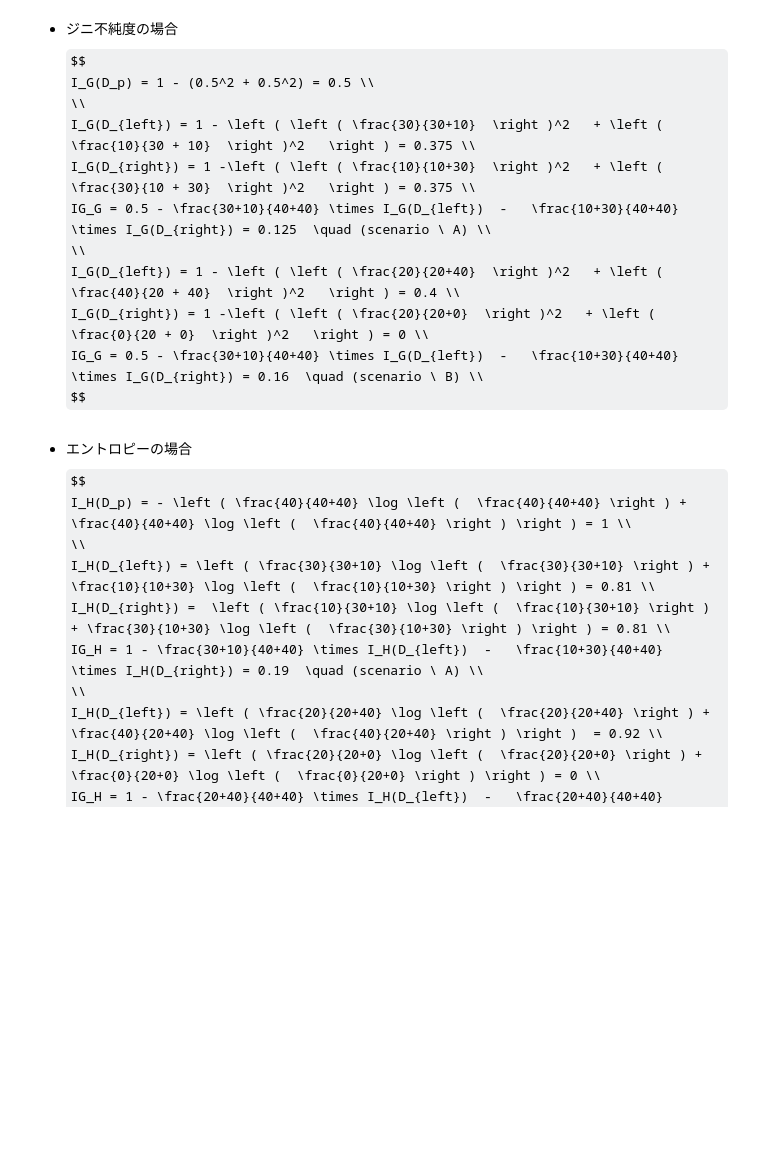
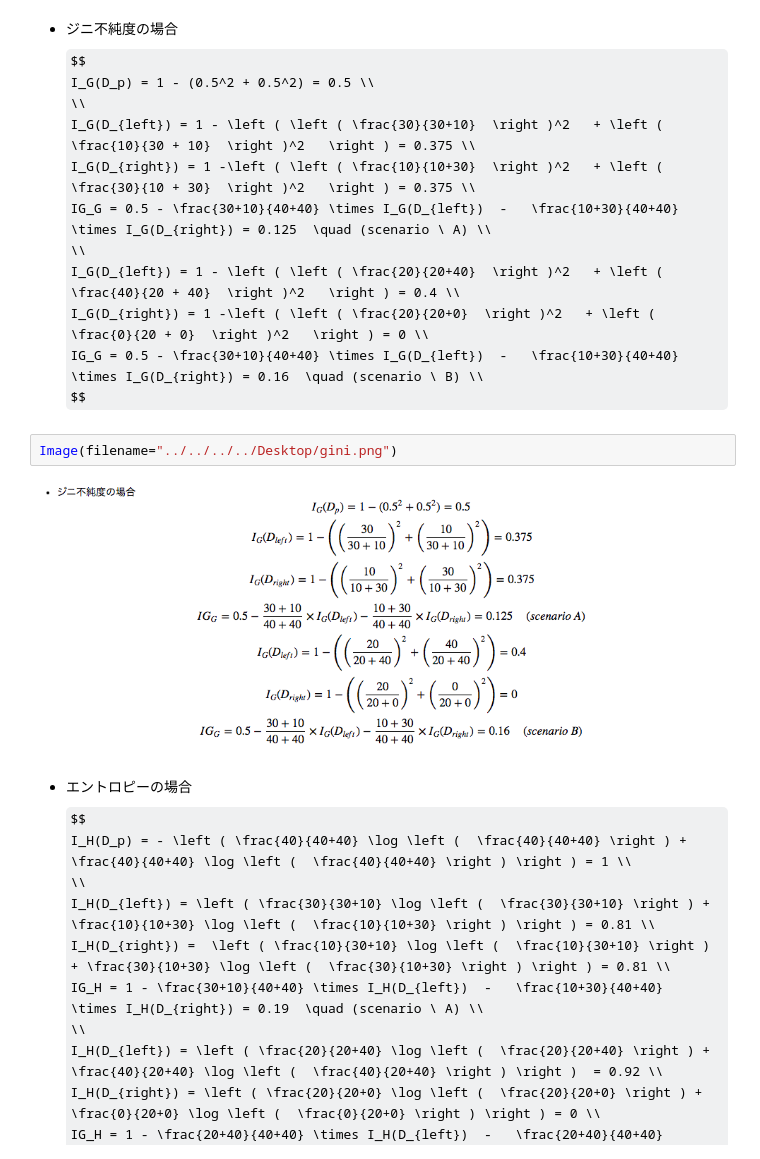
Before and after one commit to KamonohashiPerry/MachineLearning, a Jupyter notebook: PythonMachineLearning2ndEdition/Chapter_3.ipynb, the cells around one changed output. Drawn from its saved outputs; the diff is of its cells as text; some formulas as TeX source; blank space fills up the shorter version.

```diff
--- a/PythonMachineLearning2ndEdition/Chapter_3.ipynb
+++ b/PythonMachineLearning2ndEdition/Chapter_3.ipynb
@@ -1240,6 +1242,10 @@ I_G(D_{left}) = 1 - \left ( \left ( \frac{20}{20+40}  \right )^2   + \left ( \fr
 I_G(D_{right}) = 1 -\left ( \left ( \frac{20}{20+0}  \right )^2   + \left ( \frac{0}{20 + 0}  \right )^2   \right ) = 0 \\
 IG_G = 0.5 - \frac{30+10}{40+40} \times I_G(D_{left})  -   \frac{10+30}{40+40}  \times I_G(D_{right}) = 0.16  \quad (scenario \ B) \\
 $$
+# %%
+Image(filename="../../../../Desktop/gini.png")
+# %% [output]
+[figure, added]
 # %% [markdown]
 + エントロピーの場合
 $$
```
Also changed, not shown: parts of 5 cells of this notebook, 3 other files.
